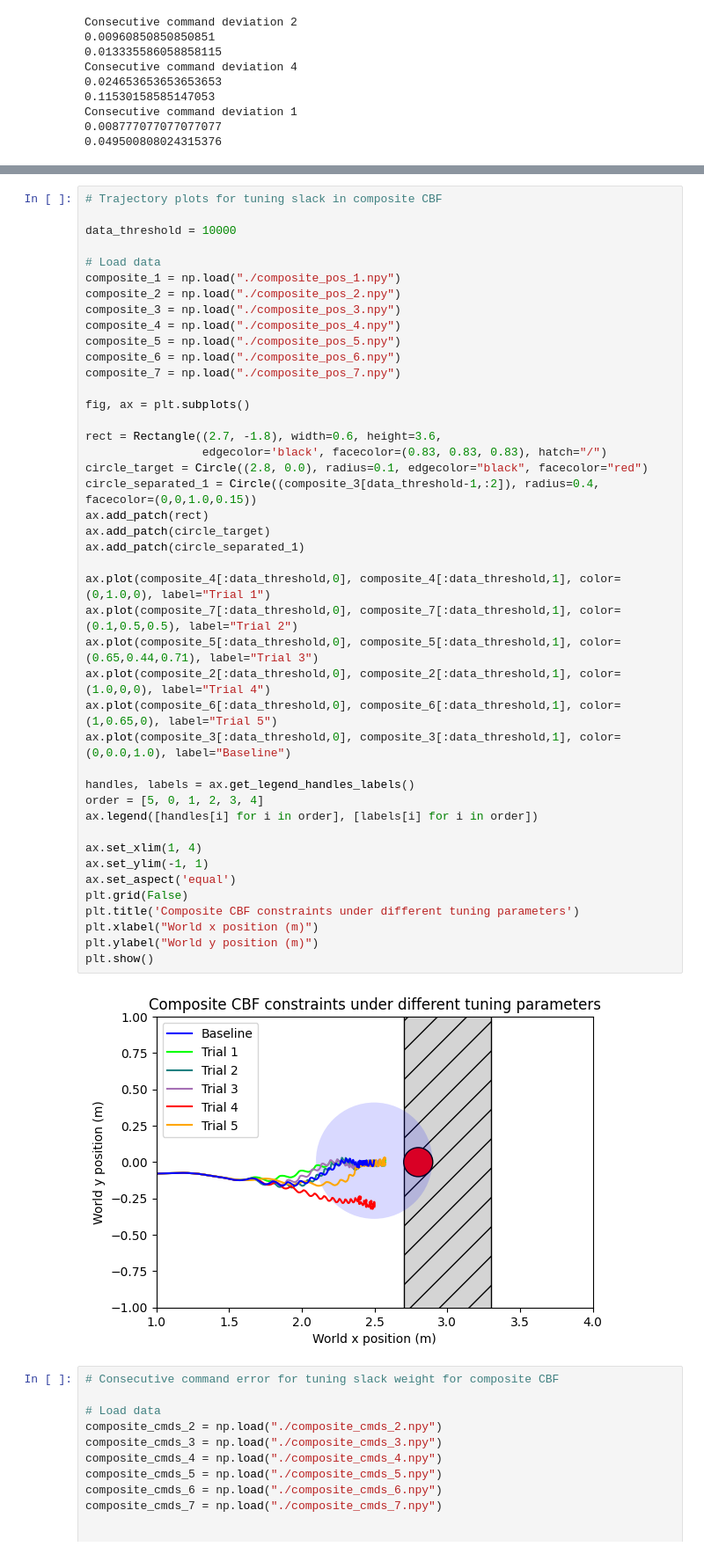
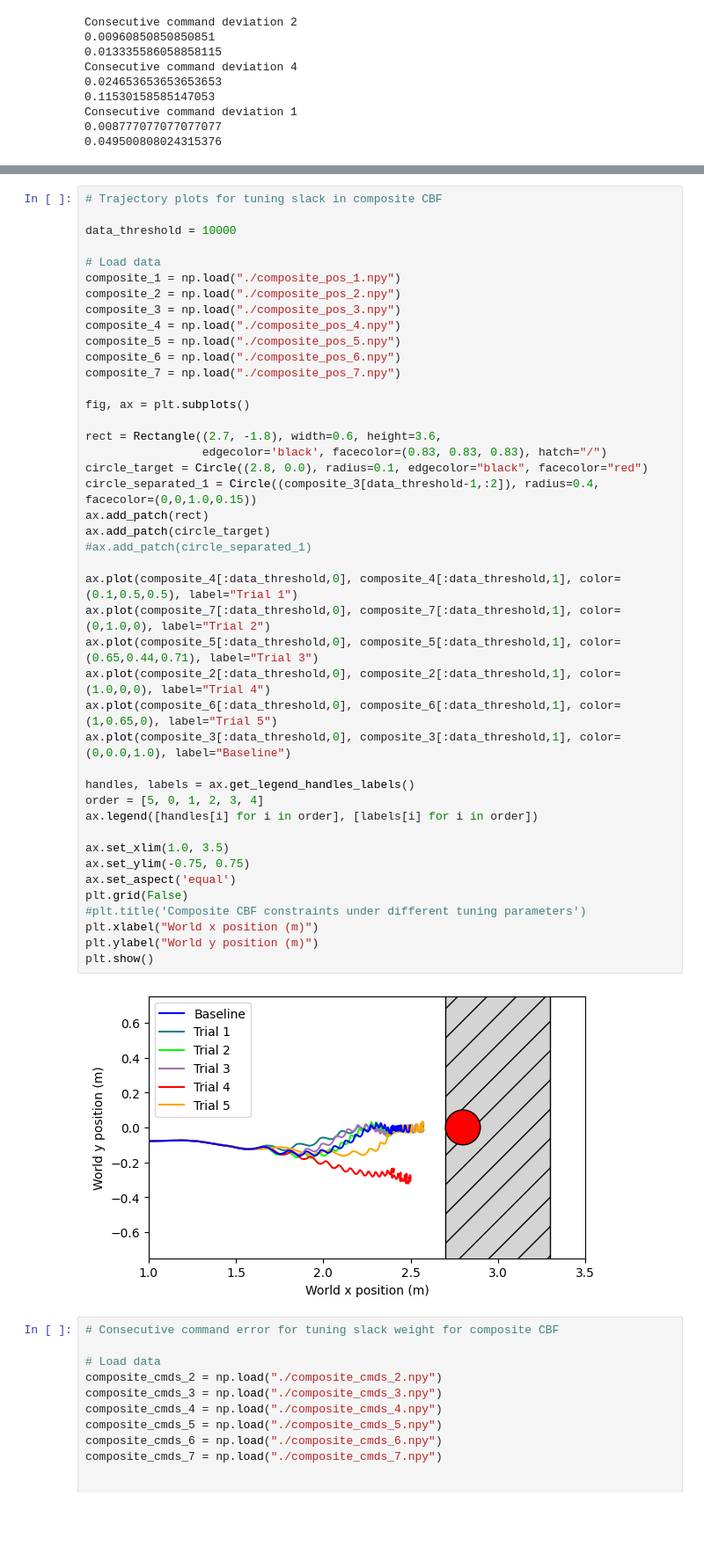
Before and after one commit to famsvip/Robot-Navigation-Collision-Avoidance-, a Jupyter notebook: data/plotting.ipynb, the cells around one changed output, grey strips where cells are left out. Shown at 88% size. Saved outputs shown, nothing was run; the diff lists cells and outputs as text; blank space fills up the shorter version.

```diff
--- a/data/plotting.ipynb
+++ b/data/plotting.ipynb
@@ -316,40 +331,40 @@ composite_2 = np.load("./composite_pos_2.npy")
 composite_3 = np.load("./composite_pos_3.npy")
 composite_4 = np.load("./composite_pos_4.npy")
 composite_5 = np.load("./composite_pos_5.npy")
 composite_6 = np.load("./composite_pos_6.npy")
 composite_7 = np.load("./composite_pos_7.npy")
 
 fig, ax = plt.subplots()
 
 rect = Rectangle((2.7, -1.8), width=0.6, height=3.6,
                  edgecolor='black', facecolor=(0.83, 0.83, 0.83), hatch="/")
 circle_target = Circle((2.8, 0.0), radius=0.1, edgecolor="black", facecolor="red")
 circle_separated_1 = Circle((composite_3[data_threshold-1,:2]), radius=0.4, facecolor=(0,0,1.0,0.15))
 ax.add_patch(rect)
 ax.add_patch(circle_target)
-ax.add_patch(circle_separated_1)
+#ax.add_patch(circle_separated_1)
 
-ax.plot(composite_4[:data_threshold,0], composite_4[:data_threshold,1], color=(0,1.0,0), label="Trial 1")
-ax.plot(composite_7[:data_threshold,0], composite_7[:data_threshold,1], color=(0.1,0.5,0.5), label="Trial 2")
+ax.plot(composite_4[:data_threshold,0], composite_4[:data_threshold,1], color=(0.1,0.5,0.5), label="Trial 1")
+ax.plot(composite_7[:data_threshold,0], composite_7[:data_threshold,1], color=(0,1.0,0), label="Trial 2")
 ax.plot(composite_5[:data_threshold,0], composite_5[:data_threshold,1], color=(0.65,0.44,0.71), label="Trial 3")
 ax.plot(composite_2[:data_threshold,0], composite_2[:data_threshold,1], color=(1.0,0,0), label="Trial 4")
 ax.plot(composite_6[:data_threshold,0], composite_6[:data_threshold,1], color=(1,0.65,0), label="Trial 5")
 ax.plot(composite_3[:data_threshold,0], composite_3[:data_threshold,1], color=(0,0.0,1.0), label="Baseline")
 
 handles, labels = ax.get_legend_handles_labels()
 order = [5, 0, 1, 2, 3, 4]
 ax.legend([handles[i] for i in order], [labels[i] for i in order])
 
-ax.set_xlim(1, 4)
-ax.set_ylim(-1, 1)
+ax.set_xlim(1.0, 3.5)
+ax.set_ylim(-0.75, 0.75)
 ax.set_aspect('equal')
 plt.grid(False)
-plt.title('Composite CBF constraints under different tuning parameters')
+#plt.title('Composite CBF constraints under different tuning parameters')
 plt.xlabel("World x position (m)")
 plt.ylabel("World y position (m)")
 plt.show()
 # %% [output]
-[figure, old version]
+[figure, new version]
 # %%
 # Consecutive command error for tuning slack weight for composite CBF
 
```
Also changed, not shown: parts of 10 cells of this notebook, 15 other files.
